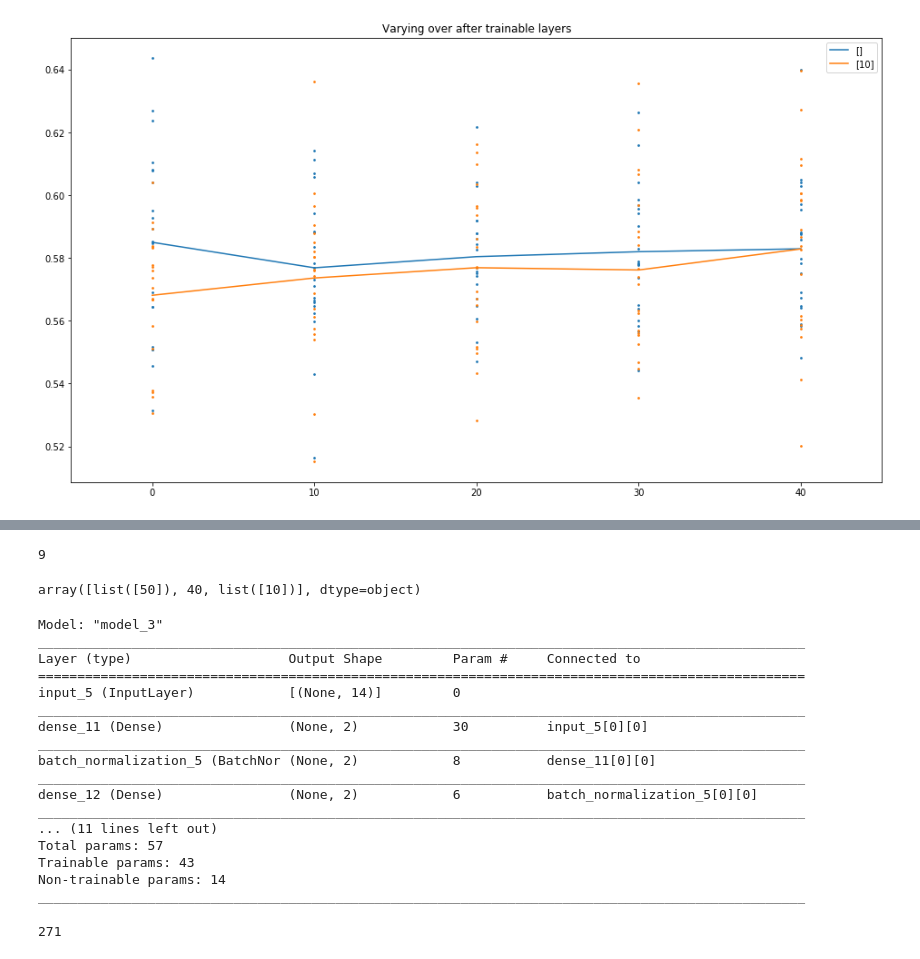
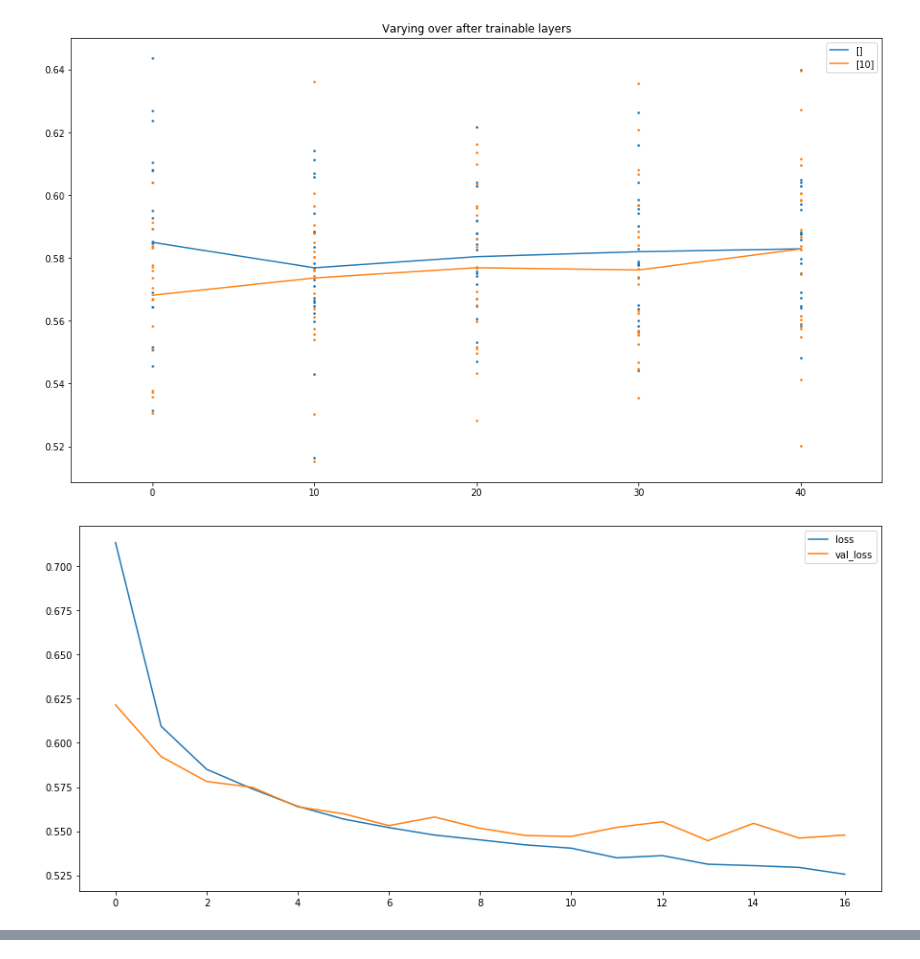
Before and after one commit to matejsladek/random_layers, a Jupyter notebook: code/experiments/census-income/Census Income.ipynb, the cells around one changed output, grey strips where cells are left out. Saved outputs shown, nothing was run; the diff lists cells and outputs as text; code cells hidden in the pictures.

Commit message:
Results for one weight per layer

```diff
--- a/code/experiments/census-income/Census Income.ipynb
+++ b/code/experiments/census-income/Census Income.ipynb
@@ -517,8 +519,7 @@ model_configurations_residual.shape, prod(model_configurations_residual.shape),
 # %%
 results_residual = np.zeros(model_configurations_residual.shape[:-1] + (folds,))
 # %%
-x = list(enumerate(model_configurations_residual.reshape(-1, 3)))
-for i, model_type in reversed(x):
+for i, model_type in reversed(list(enumerate(model_configurations_residual.reshape(-1, 3)))):
     for j, (train_ids, test_ids) in enumerate(KFold(n_splits=10, shuffle=True).split(np.arange(dataset.shape[0]))):
         print(i)
         half_validate = round(len(test_ids) / 2)
@@ -571,22 +572,26 @@ plot_marginals(
 [figure]
 # %%
 class Scalar(keras.layers.Layer):
-    def __init__(self, **kwargs):
-        super(Scalar, self).__init__(**kwargs)
+    def __init__(self, trainable=True):
+        super(Scalar, self).__init__(trainable=trainable)
 
     def build(self, input_shape):
-        self.scalar = tf.Variable(.001)
-        self.params = [self.scalar]
+        self.kernel = self.add_weight(
+            name="kernel",
+            shape=(),
+            initializer=tf.random_uniform_initializer(),
+            trainable=True,
+        )
 
-    def get_output(self, train=False):
-        X = self.get_input()
-        return tf.multiply(X, self.scalar)
+    def call(self, x):
+        return tf.multiply(x, self.kernel)
 # %%
 def build_double_residual_model(
     before_trainable_layers=[],
     random_layers=0,
     after_trainable_layers=[],
     regularization=1e-6,
+    random_activation="tanh",
 ):
     inputs = [keras.layers.Input(shape=(train.shape[1],))]
     state = inputs[0]
@@ -602,11 +607,10 @@ def build_double_residual_model(
     for i in range(random_layers):
         random_layer_output = keras.layers.Dense(
             before_trainable_layers[-1],
-            activation="tanh",
+            activation=random_activation,
             trainable=False,
         )(state)
-        scalar = tf.Variable(.001, trainable=True)
-        random_layer_output_scaled = scalar * random_layer_output
+        random_layer_output_scaled = Scalar(trainable=True)(random_layer_output)
         state = keras.layers.Add()([state, random_layer_output_scaled])
         state = keras.layers.BatchNormalization()(state)
 
@@ -622,33 +626,40 @@ def build_double_residual_model(
 # %%
 results_double_residual = np.zeros(model_configurations_residual.shape[:-1] + (folds,))
 # %%
-for i, model_type in list(enumerate(model_configurations_residual.reshape(-1, 3))):
+for i, model_type in list(enumerate(model_configurations_residual.reshape(-1, 3)))[16:]:
     for j, (train_ids, test_ids) in enumerate(KFold(n_splits=10, shuffle=True).split(np.arange(dataset.shape[0]))):
-        print(i)
+        print(i, j, sep=", ")
         half_validate = round(len(test_ids) / 2)
 
         model = build_double_residual_model(*model_type)
         model.compile(optimizer="adam", loss="mean_squared_error")
         model.fit(
             train[train_ids], labels[train_ids],
             64,
             epochs=100,
             shuffle=True,
             validation_data=(
                 train[test_ids][:half_validate], labels[test_ids][:half_validate],
             ),
             callbacks=[
                 keras.callbacks.EarlyStopping(
                     patience=3,
                     restore_best_weights=True,
                 ),
+#                 keras.callbacks.TensorBoard(
+#                     log_dir="logs/" + "log_" + datetime.now().strftime("%Y%m%d-%H%M%S"),
+#                     histogram_freq=1,
+#                     embeddings_freq=1,
+#                     profile_batch=0,
+#                 ),
                 PlotLosses(),
             ],
         )
 
         score = model.evaluate(
             train[test_ids][round(len(test_ids) / 2):], labels[test_ids][round(len(test_ids) / 2):],
             verbose=0,
         )
         results_double_residual.reshape(-1, folds)[i, j] = score
 # %% [output]
+[figure, added]
@@ -656,34 +666,0 @@ KeyboardInterrupt:
-# %%
-i
-# %% [output]
-9
-# %%
-model_type
-# %% [output]
-array([list([50]), 40, list([10])], dtype=object)
-# %%
-x = build_double_residual_model([2], 1, [1])
-x.compile(optimizer="adam", loss="mean_squared_error")
-x.summary()
-# %% [output]
-Model: "model_3"
-__________________________________________________________________________________________________
-Layer (type)                    Output Shape         Param #     Connected to
-==================================================================================================
-input_5 (InputLayer)            [(None, 14)]         0
-__________________________________________________________________________________________________
-dense_11 (Dense)                (None, 2)            30          input_5[0][0]
-__________________________________________________________________________________________________
-batch_normalization_5 (BatchNor (None, 2)            8           dense_11[0][0]
-__________________________________________________________________________________________________
-dense_12 (Dense)                (None, 2)            6           batch_normalization_5[0][0]
-__________________________________________________________________________________________________
-... (11 lines left out)
-Total params: 57
-Trainable params: 43
-Non-trainable params: 14
-__________________________________________________________________________________________________
-# %%
-150 + 110 + 11
-# %% [output]
-271
```
Also changed, not shown: parts of 10 cells of this notebook.
